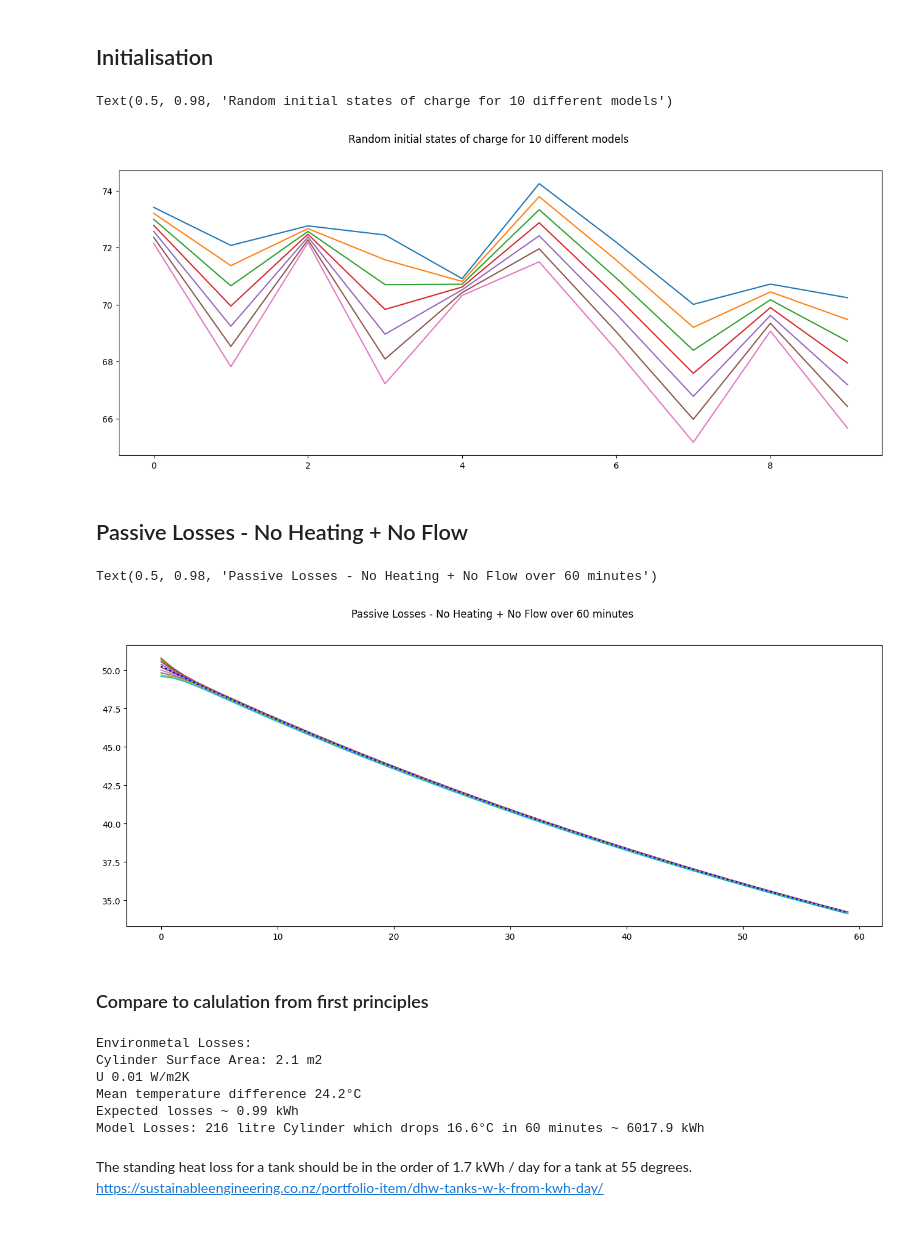
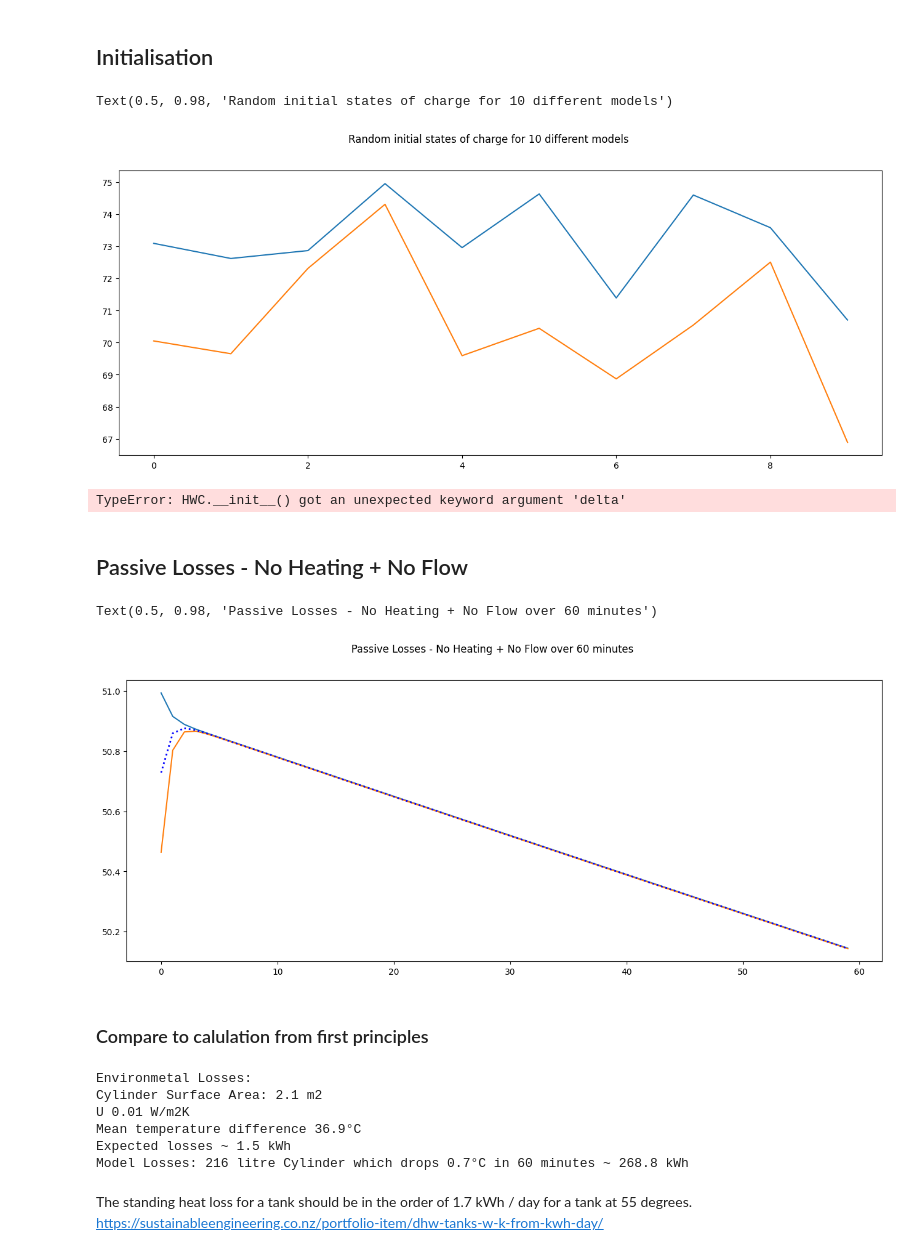
Before and after one commit to CJP123/cylinder, a Jupyter notebook: nbs/20_hwc_2node copy.ipynb, the cells around one changed output. Cells and saved outputs as stored; diff of their text form; code cells hidden in the pictures.

```diff
--- a/nbs/20_hwc_2node copy.ipynb
+++ b/nbs/20_hwc_2node copy.ipynb
@@ -74,7 +74,7 @@ class HWC():
     super(HWC, self).__init__()
     self.U = U/60     # 0.5-0.8 kJ/min m2K typical heat transfer losses to ambient  [0.5 kJ/min m2K Jack Paper] kW/m2K
     self.split = np.array([.7,.3])
-    self.Cp = 4.184 #kJ/kgK
+    self.Cv = 4.184 #kJ/kgK
     self.ρ = 1000 #kg/m3
     self.T_ambient = 15 #  Air temperature that the cylinder located in °C
     self.T_cold = 15 # Make up water temperature °C
@@ -103,7 +103,7 @@ class HWC():
   def h(self): return self.split * self.height # kg
 
   @property
-  def heat_capacity(self): return self.Cp * self.ρ * self.volume # kJ/K
+  def heat_capacity(self): return self.Cv * self.ρ * self.volume # kJ/K
 
   @property
   def A(self): return np.pi * self.radius**2 # m2
@@ -123,10 +123,10 @@ class HWC():
   def nj(self): return self.heat_capacity / self.nodes
 
   @property
-  def k(self): return 1
+  def k(self): return 50
 
   @property
-  def s1(self): return .92
+  def s1(self): return 1
 
   # @property
   # def Δ(self):  return self.delta                                        # internal heat transfer scaling parameter
@@ -264,24 +266,26 @@ Model temperature change = 166.9°C
 # %%
 temp = []
 for i in range(10):
-    env = HWC(T_set=75, element=3, delta=5000)
+    env = HWC(T_set=75, element=3)
     temp.append(env.temperatures)
     assert env.temperatures[0]<= 75.5
 fig, ax = plt.subplots(figsize=(16,6))
 ax.plot(np.vstack(temp))
 fig.suptitle('Random initial states of charge for 10 different models')
 # %% [output]
 Text(0.5, 0.98, 'Random initial states of charge for 10 different models')
-[figure, old version]
+[figure, new version]
 # %%
 env = HWC(T_set=75, element=3, delta=5000, height=1, radius=1/2, nodes=10)
 # check that the volume and areas are correct
 assert env.volume == np.pi/4
 assert env.x_section_area == np.pi/4
+# %% [output]
+TypeError: HWC.__init__() got an unexpected keyword argument 'delta'
 # %% [markdown]
 ## Passive Losses - No Heating + No Flow
 # %%
-env = HWC(T_set=55, element=3, delta=100000, nodes=10)
+env = HWC(T_set=55, element=3)
 temp = []
 minutes = 60
 for i in range(minutes):
@@ -293,22 +297,22 @@ ax.plot(np.vstack(temp).mean(axis=1), lw=2, ls=':', c='blue')
 fig.suptitle(f'Passive Losses - No Heating + No Flow over {minutes} minutes')
 # %% [output]
 Text(0.5, 0.98, 'Passive Losses - No Heating + No Flow over 60 minutes')
-[figure, old version]
+[figure, new version]
 # %% [markdown]
 ### Compare to calulation from first principles
 # %%
 wall_losses =  env.surface_area * env.U * (np.vstack(temp).mean() - env.T_ambient) *60/1000*24 # countinuous load in W x h
 print(f'Environmetal Losses: \nCylinder Surface Area: {env.surface_area:.1f} m2 \nU {env.U:.2f} W/m2K \nMean temperature difference {(np.vstack(temp).mean() - env.T_ambient):.1f}°C \
 \nExpected losses ~ {round(wall_losses,2)} kWh')
-model_losses = env.volume * 1000 * env.Cp * (temp[0].mean() - temp[-1].mean()) / 60 * 24
+model_losses = env.volume * 1000 * env.Cv * (temp[0].mean() - temp[-1].mean()) / 60 * 24
 print(f'Model Losses: {env.volume*1000:.0f} litre Cylinder which drops {temp[0].mean() - temp[-1].mean():.1f}°C in {minutes} minutes ~ {model_losses:.1f} kWh')
 # %% [output]
 Environmetal Losses:
 Cylinder Surface Area: 2.1 m2
 U 0.01 W/m2K
-Mean temperature difference 24.2°C
-Expected losses ~ 0.99 kWh
-Model Losses: 216 litre Cylinder which drops 16.6°C in 60 minutes ~ 6017.9 kWh
+Mean temperature difference 36.9°C
+Expected losses ~ 1.5 kWh
+Model Losses: 216 litre Cylinder which drops 0.7°C in 60 minutes ~ 268.8 kWh
 # %% [markdown]
 The standing heat loss for a tank should be in the order of 1.7 kWh / day for a tank at 55 degrees. https://sustainableengineering.co.nz/portfolio-item/dhw-tanks-w-k-from-kwh-day/
 # %% [markdown]
```
Also changed, not shown: parts of 14 cells of this notebook, 5 other files.
